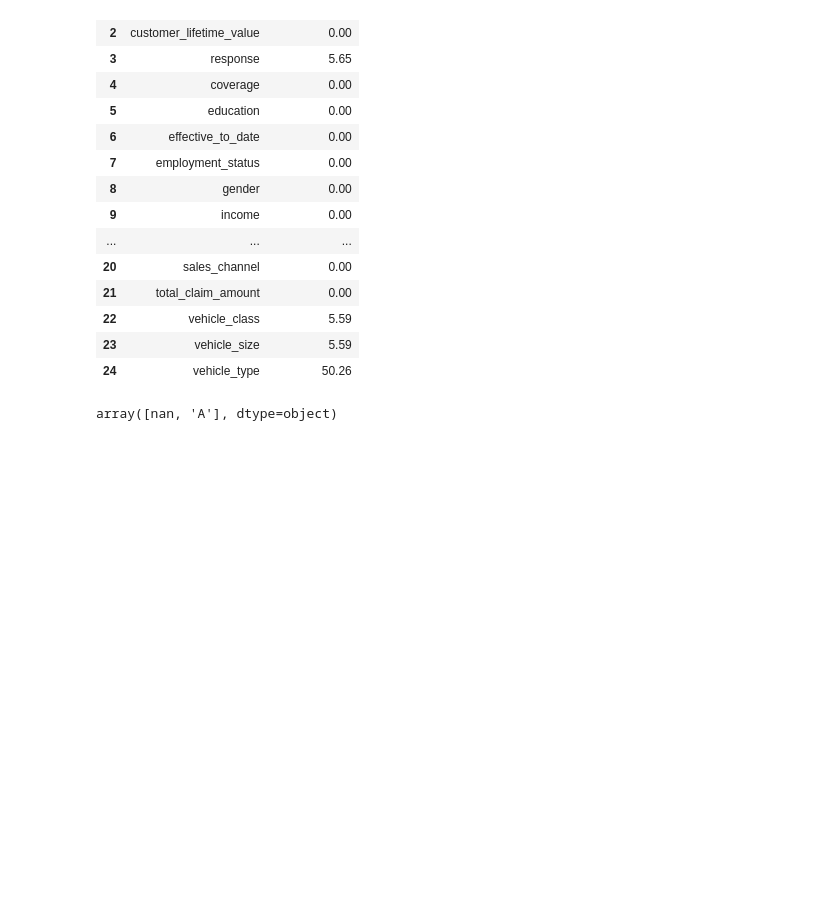
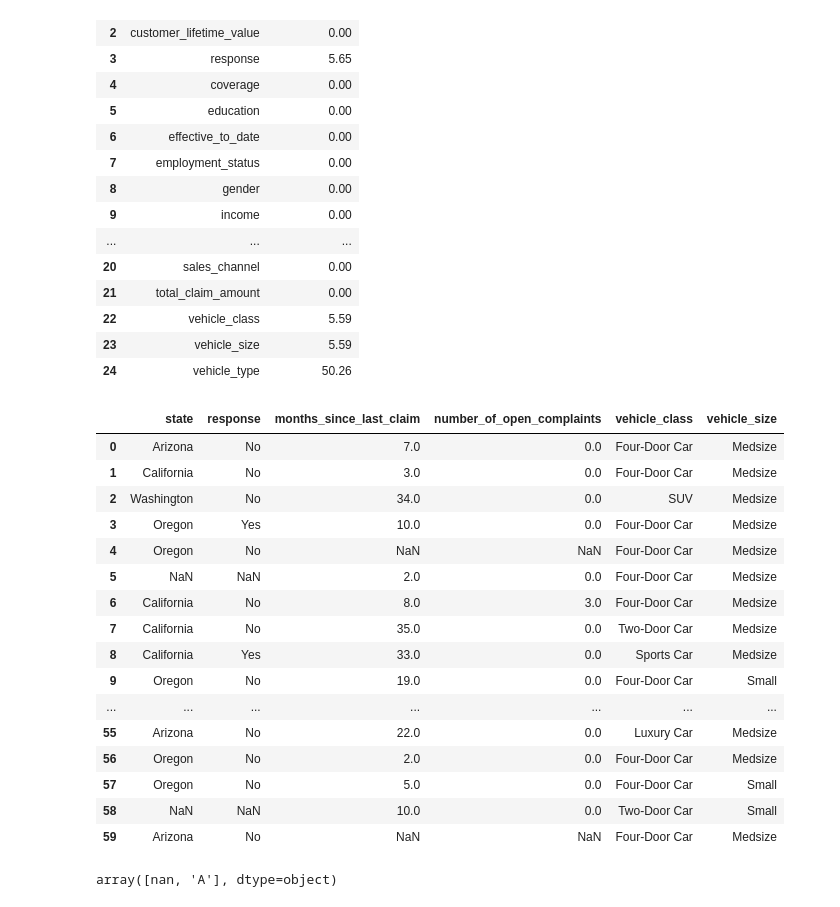
Before and after one commit to aslivns/lab-customer-analysis-round-2, a Jupyter notebook: files_for_lab/csv_files/ASLI-Customer-Analysis-Round-1&7-Final.ipynb, the cells around one changed output. Saved outputs shown, nothing was run; the diff lists cells and outputs as text; code cells hidden in the pictures; blank space fills up the shorter version.

```diff
--- a/files_for_lab/csv_files/ASLI-Customer-Analysis-Round-1&7-Final.ipynb
+++ b/files_for_lab/csv_files/ASLI-Customer-Analysis-Round-1&7-Final.ipynb
@@ -113,6 +113,26 @@ nulls_df
 | 22 | vehicle_class | 5.59 |
 | 23 | vehicle_size | 5.59 |
 | 24 | vehicle_type | 50.26 |
+# %%
+data.loc[:,['state', 'response', 'months_since_last_claim', 'number_of_open_complaints', 'vehicle_class', 'vehicle_size']].head(60)
+# %% [output]
+|  | state | response | months_since_last_claim | number_of_open_complaints | vehicle_class | vehicle_size |
+| 0 | Arizona | No | 7.0 | 0.0 | Four-Door Car | Medsize |
+| 1 | California | No | 3.0 | 0.0 | Four-Door Car | Medsize |
+| 2 | Washington | No | 34.0 | 0.0 | SUV | Medsize |
+| 3 | Oregon | Yes | 10.0 | 0.0 | Four-Door Car | Medsize |
+| 4 | Oregon | No | NaN | NaN | Four-Door Car | Medsize |
+| 5 | NaN | NaN | 2.0 | 0.0 | Four-Door Car | Medsize |
+| 6 | California | No | 8.0 | 3.0 | Four-Door Car | Medsize |
+| 7 | California | No | 35.0 | 0.0 | Two-Door Car | Medsize |
+| 8 | California | Yes | 33.0 | 0.0 | Sports Car | Medsize |
+| 9 | Oregon | No | 19.0 | 0.0 | Four-Door Car | Small |
+| ... | ... | ... | ... | ... | ... | ... |
+| 55 | Arizona | No | 22.0 | 0.0 | Luxury Car | Medsize |
+| 56 | Oregon | No | 2.0 | 0.0 | Four-Door Car | Medsize |
+| 57 | Oregon | No | 5.0 | 0.0 | Four-Door Car | Small |
+| 58 | NaN | NaN | 10.0 | 0.0 | Two-Door Car | Small |
+| 59 | Arizona | No | NaN | NaN | Four-Door Car | Medsize |
 # %%
 data['vehicle_type'].unique()
 # %% [output]
```
Also changed, not shown: parts of 26 cells of this notebook.
